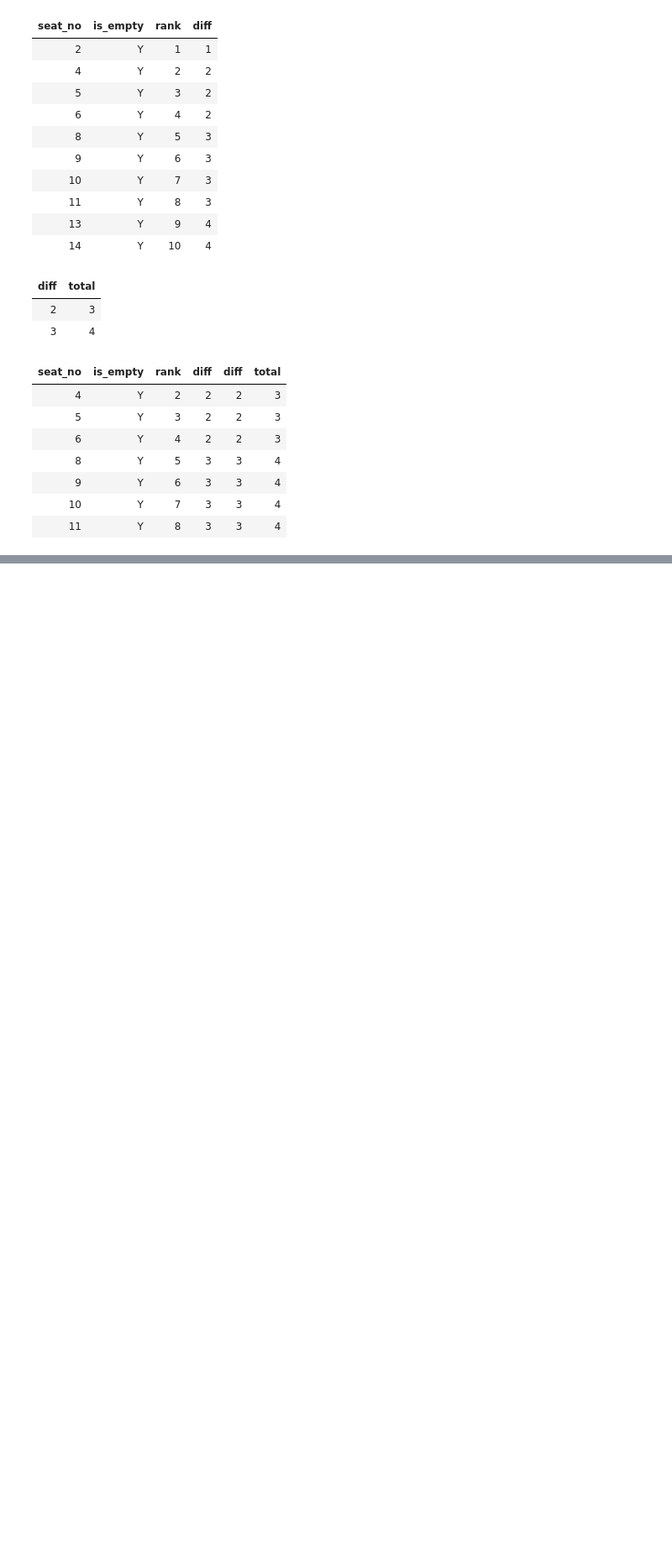
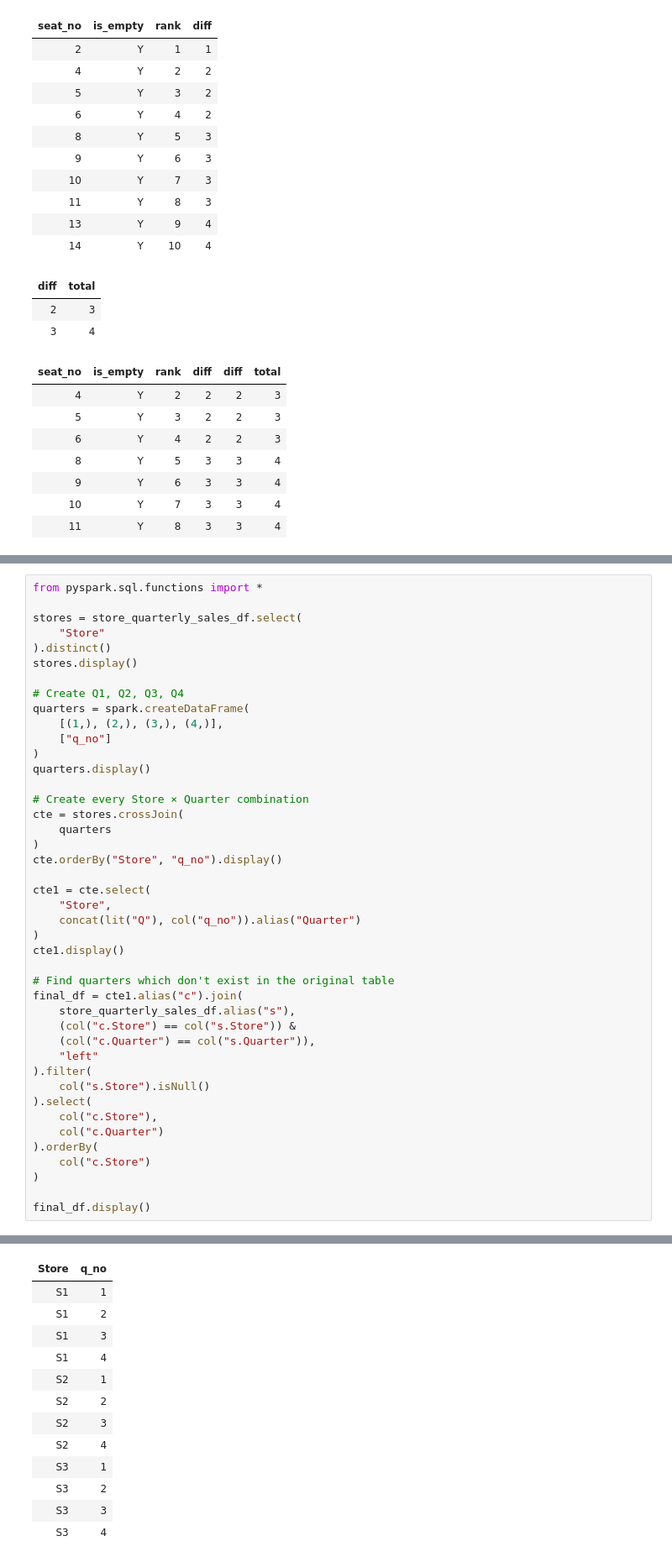
Before and after one commit to Rupam-1/SQL-Pyspark-practise_youtube, a Jupyter notebook: 04. PYSPARK - Part2.ipynb, the cells around one changed output, grey strips where cells are left out. Shown at 84% size. Drawn from its saved outputs; the diff is of its cells as text; blank space fills up the shorter version.

```diff
--- a/04. PYSPARK - Part2.ipynb
+++ b/04. PYSPARK - Part2.ipynb
@@ -1038,0 +1096,44 @@ final_df.display()
+# %%
+from pyspark.sql.functions import *
+
+stores = store_quarterly_sales_df.select(
+    "Store"
+).distinct()
+stores.display()
+
+# Create Q1, Q2, Q3, Q4
+quarters = spark.createDataFrame(
+    [(1,), (2,), (3,), (4,)],
+    ["q_no"]
+)
+quarters.display()
+
+# Create every Store × Quarter combination
+cte = stores.crossJoin(
+    quarters
+)
+cte.orderBy("Store", "q_no").display()
+
+cte1 = cte.select(
+    "Store",
+    concat(lit("Q"), col("q_no")).alias("Quarter")
+)
+cte1.display()
+
+# Find quarters which don't exist in the original table
+final_df = cte1.alias("c").join(
+    store_quarterly_sales_df.alias("s"),
+    (col("c.Store") == col("s.Store")) &
+    (col("c.Quarter") == col("s.Quarter")),
+    "left"
+).filter(
+    col("s.Store").isNull()
+).select(
+    col("c.Store"),
+    col("c.Quarter")
+).orderBy(
+    col("c.Store")
+)
+
+final_df.display()
+# %% [output]
@@ -1038,0 +1149,13 @@ final_df.display()
+| Store | q_no |
+| S1 | 1 |
+| S1 | 2 |
+| S1 | 3 |
+| S1 | 4 |
+| S2 | 1 |
+| S2 | 2 |
+| S2 | 3 |
+| S2 | 4 |
+| S3 | 1 |
+| S3 | 2 |
+| S3 | 3 |
+| S3 | 4 |
```
Also changed, not shown: parts of 4 cells of this notebook, 1 other file.
